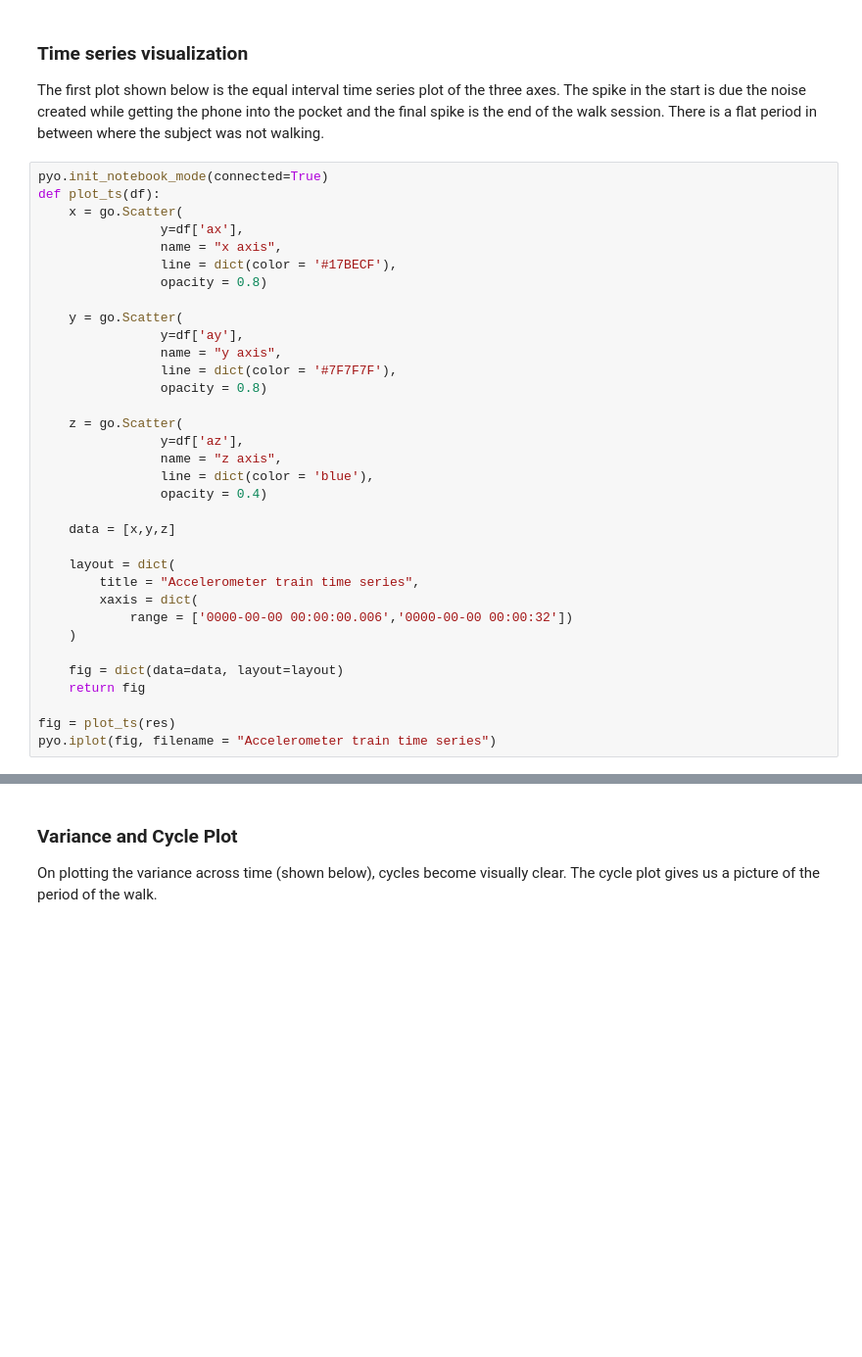
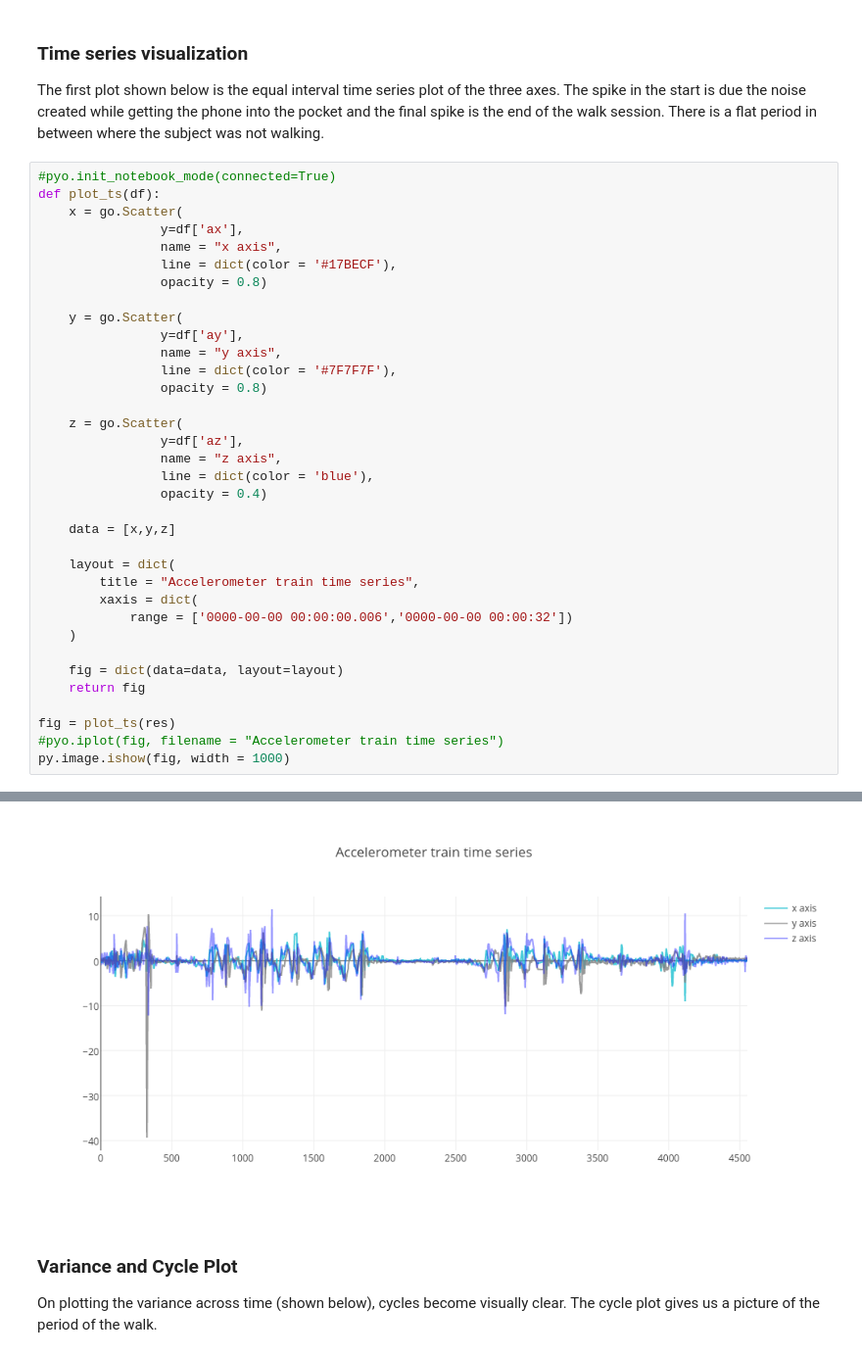
Before and after one commit to MithileshNanj/Walk-cycle-detection, a Jupyter notebook: Walk cycle detection.ipynb, the cells around one changed output, grey strips where cells are left out. Shown: that part at 98% size. Cells and saved outputs as stored; diff of their text form; blank space fills up the shorter version.

```diff
--- a/Walk cycle detection.ipynb
+++ b/Walk cycle detection.ipynb
@@ -116,7 +116,7 @@ pd.rolling_mean is deprecated for Series and will be removed in a future version
 
    The first plot shown below is the equal interval time series plot of the three axes. The spike in the start is due the noise created while getting the phone into the pocket and the final spike is the end of the walk session. There is a flat period in between where the subject was not walking.
 # %%
-pyo.init_notebook_mode(connected=True)
+#pyo.init_notebook_mode(connected=True)
 def plot_ts(df):
     x = go.Scatter(
                 y=df['ax'],
@@ -148,5 +148,6 @@ def plot_ts(df):
     return fig
 
 fig = plot_ts(res)
-pyo.iplot(fig, filename = "Accelerometer train time series")
+#pyo.iplot(fig, filename = "Accelerometer train time series")
+py.image.ishow(fig, width = 1000)
 # %% [output]
@@ -154,3 +154,4 @@ pyo.iplot(fig, filename = "Accelerometer train time series")
+[figure, added]
 # %% [markdown]
 ### Variance and Cycle Plot
    On plotting the variance across time (shown below), cycles become visually clear. The cycle plot gives us a picture of the period of the walk.
```
Also changed, not shown: parts of 9 cells of this notebook, 2 other files.
